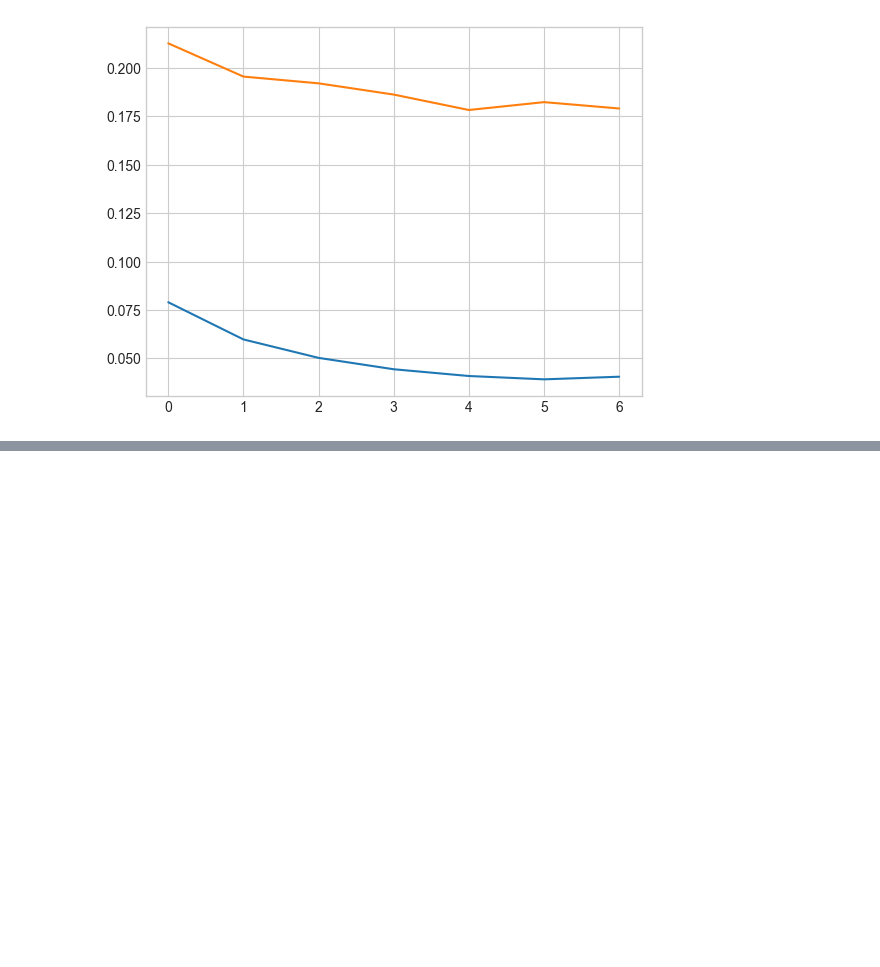
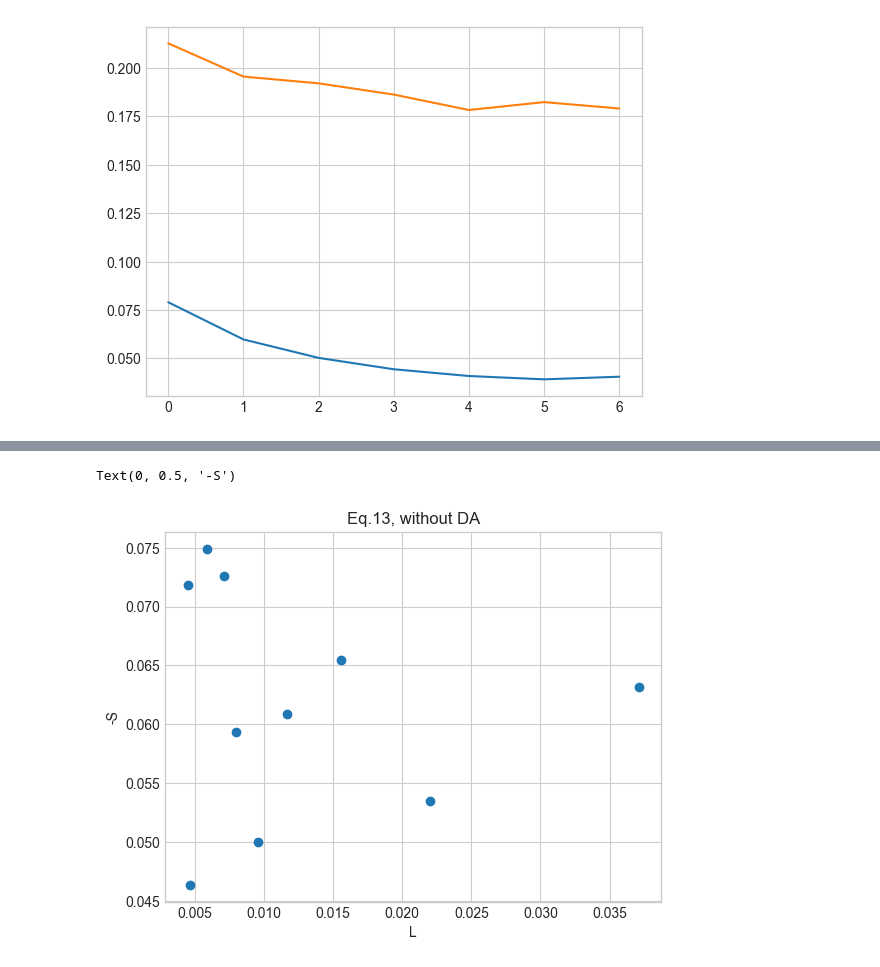
Before and after one commit to pyijiezhang/sgld-yijie, a Jupyter notebook: results.ipynb, the cells around one changed output, grey strips where cells are left out. Drawn from its saved outputs; the diff is of its cells as text; code cells hidden in the pictures; blank space fills up the shorter version.

```diff
--- a/results.ipynb
+++ b/results.ipynb
@@ -608,0 +629,6 @@ plt.plot(b)
+# %%
+a=[-0.0371, -0.0080, -0.0071, -0.0045, -0.0220, -0.0059, -0.0156, -0.0096,
+         -0.0047, -0.0117]
+
+b=[-0.0632, -0.0594, -0.0726, -0.0718, -0.0535, -0.0749, -0.0655, -0.0500,
+           -0.0464, -0.0609]
@@ -608,0 +640,8 @@ plt.plot(b)
+# %%
+plt.scatter(np.array(a)*-1, np.array(b)*-1)
+plt.title("Eq.13, without DA")
+plt.xlabel("L")
+plt.ylabel("-S")
+# %% [output]
+Text(0, 0.5, '-S')
+[figure, added]
```
Also changed, not shown: parts of 6 cells of this notebook, 7 other files.
